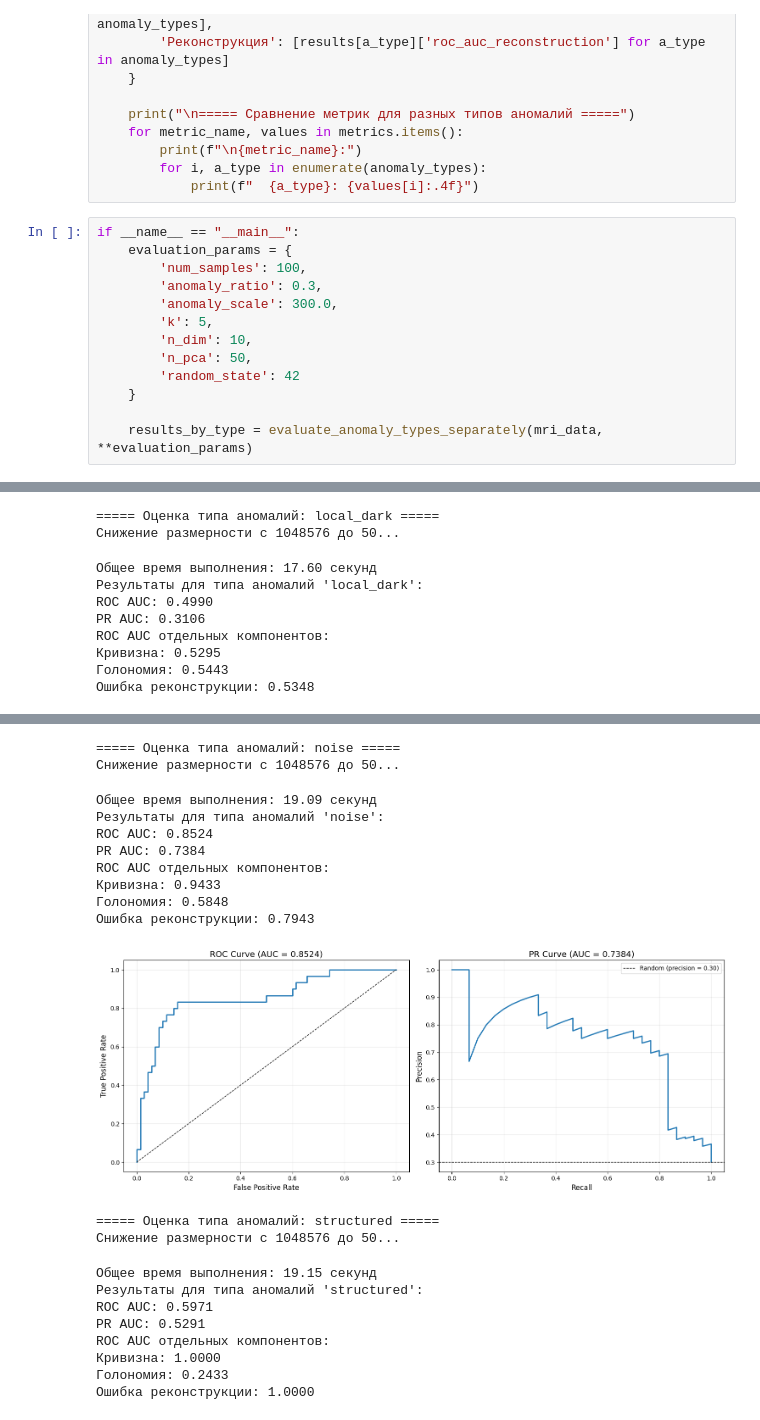
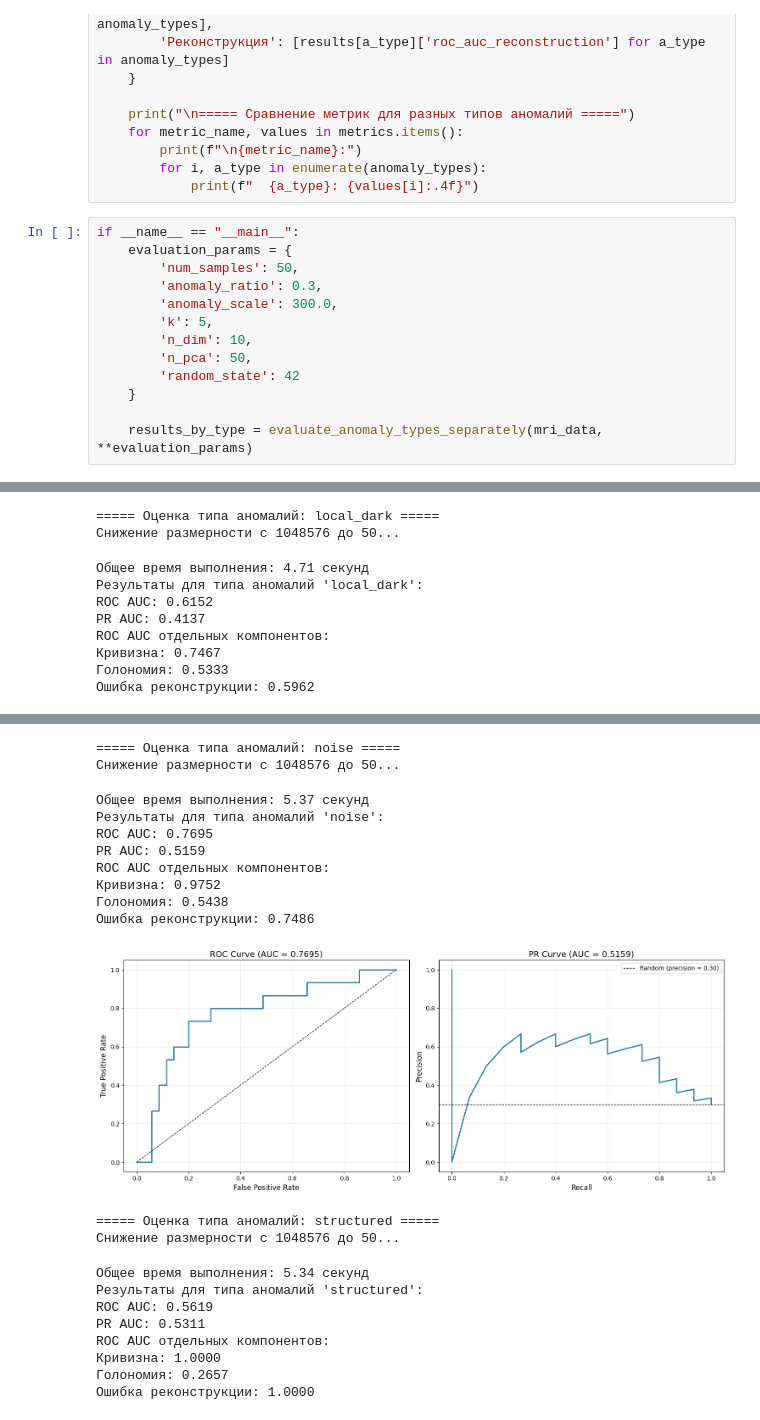
Before and after one commit to deouron/diploma_4_course, a Jupyter notebook: IXI-T1/diff_geom_methods (fiber_bundles)/mri_fiber_bundles.ipynb, the cells around one changed output, grey strips where cells are left out. Cells and saved outputs as stored; diff of their text form.

```diff
--- a/IXI-T1/diff_geom_methods (fiber_bundles)/mri_fiber_bundles.ipynb
+++ b/IXI-T1/diff_geom_methods (fiber_bundles)/mri_fiber_bundles.ipynb
@@ -779,7 +779,7 @@ def compare_anomaly_types_metrics(results):
 # %%
 if __name__ == "__main__":
     evaluation_params = {
-        'num_samples': 100,
+        'num_samples': 50,
         'anomaly_ratio': 0.3,
         'anomaly_scale': 300.0,
         'k': 5,
@@ -804,10 +804,10 @@ ROC AUC отдельных компонентов:
 ===== Оценка типа аномалий: local_dark =====
 Снижение размерности с 1048576 до 50...
-Общее время выполнения: 17.60 секунд
+Общее время выполнения: 4.71 секунд
 Результаты для типа аномалий 'local_dark':
-ROC AUC: 0.4990
-PR AUC: 0.3106
+ROC AUC: 0.6152
+PR AUC: 0.4137
 ROC AUC отдельных компонентов:
-Кривизна: 0.5295
-Голономия: 0.5443
-Ошибка реконструкции: 0.5348
+Кривизна: 0.7467
+Голономия: 0.5333
+Ошибка реконструкции: 0.5962
@@ -815,21 +815,21 @@ ROC AUC отдельных компонентов:
 ===== Оценка типа аномалий: noise =====
 Снижение размерности с 1048576 до 50...
-Общее время выполнения: 19.09 секунд
+Общее время выполнения: 5.37 секунд
 Результаты для типа аномалий 'noise':
-ROC AUC: 0.8524
-PR AUC: 0.7384
+ROC AUC: 0.7695
+PR AUC: 0.5159
 ROC AUC отдельных компонентов:
-Кривизна: 0.9433
-Голономия: 0.5848
-Ошибка реконструкции: 0.7943
+Кривизна: 0.9752
+Голономия: 0.5438
+Ошибка реконструкции: 0.7486
-[figure, old version]
+[figure, new version]
 ===== Оценка типа аномалий: structured =====
 Снижение размерности с 1048576 до 50...
-Общее время выполнения: 19.15 секунд
+Общее время выполнения: 5.34 секунд
 Результаты для типа аномалий 'structured':
-ROC AUC: 0.5971
-PR AUC: 0.5291
+ROC AUC: 0.5619
+PR AUC: 0.5311
 ROC AUC отдельных компонентов:
 Кривизна: 1.0000
-Голономия: 0.2433
+Голономия: 0.2657
 Ошибка реконструкции: 1.0000
```
Also changed, not shown: parts of 3 cells of this notebook, 9 other files.
